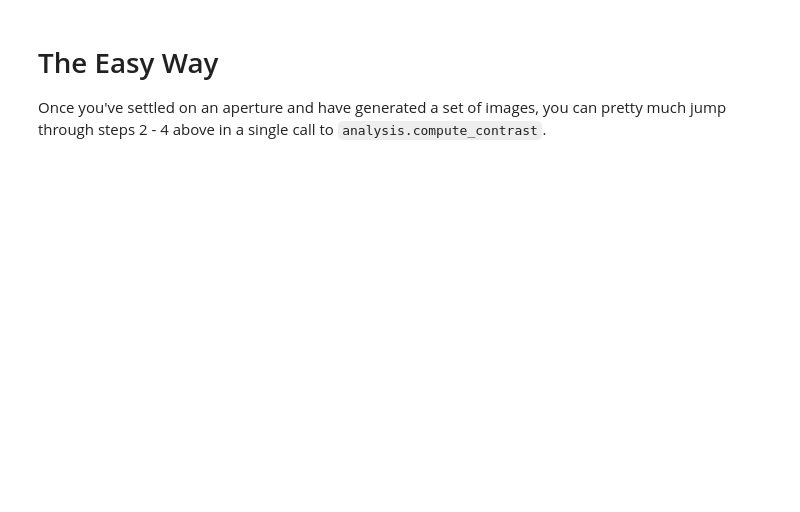
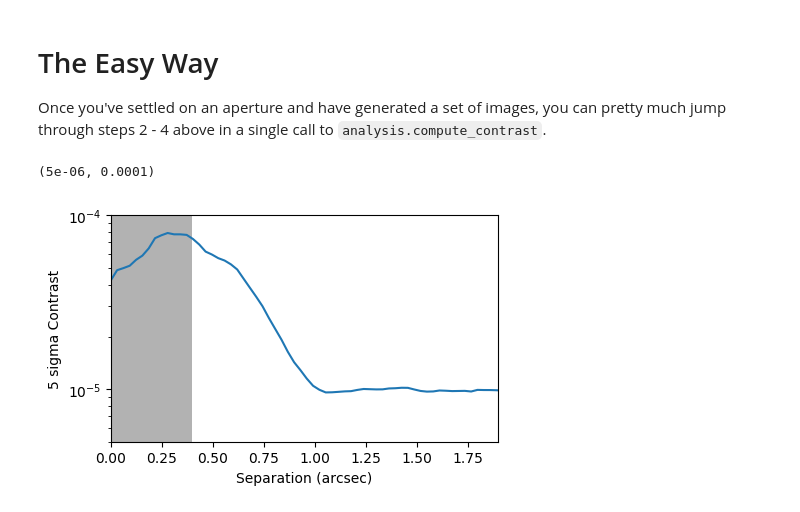
Before and after one commit to spacetelescope/pandeia-coronagraphy, a Jupyter notebook: notebooks/covariance_contrast.ipynb, the cells around one changed output. Cells and saved outputs as stored; diff of their text form; code cells hidden in the pictures; blank space fills up the shorter version.

```diff
--- a/notebooks/covariance_contrast.ipynb
+++ b/notebooks/covariance_contrast.ipynb
@@ -156,10 +181,13 @@ bins, normalized_profile = analysis.compute_contrast(subtraction_stack, offaxis_
 # %%
 fig, ax = plt.subplots(1, 1, figsize=(5, 3))
 ax.semilogy(bins * 0.031, 5 * normalized_profile)
 ax.set_xlabel('Separation (arcsec)')
 ax.set_ylabel('5 sigma Contrast')
 
 #mask out any separations < IWA for the NIRCam M210R occulter
 ax.fill_between([0, 0.4], 1e-7, 1e-3, color = 'k', alpha = 0.3, lw = 0)
 ax.set_xlim(0,1.9)
-ax.set_ylim(1e-5,1e-4)
+ax.set_ylim(5e-6,1e-4)
+# %% [output]
+(5e-06, 0.0001)
+[figure, added]
```
Also changed, not shown: parts of 17 cells of this notebook.
